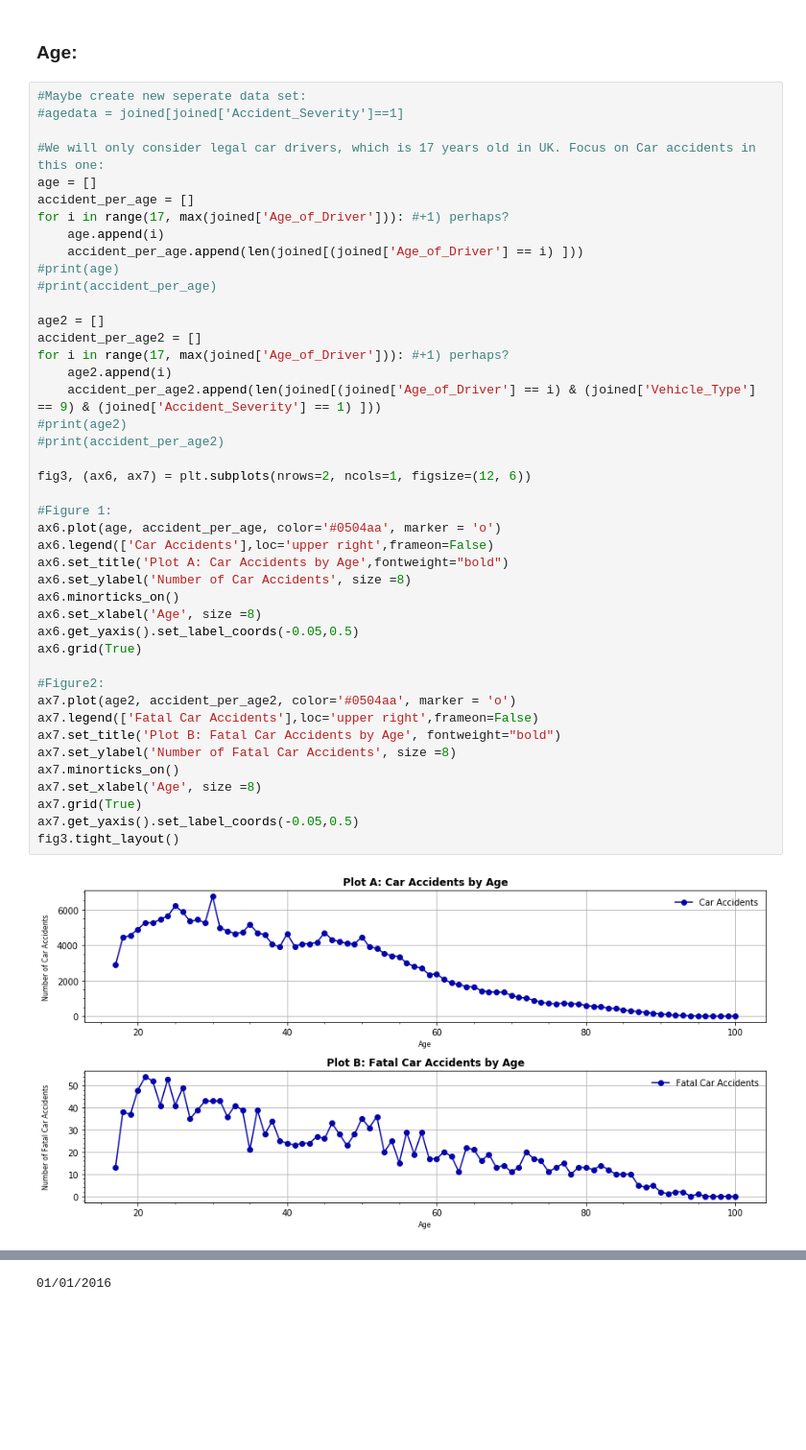
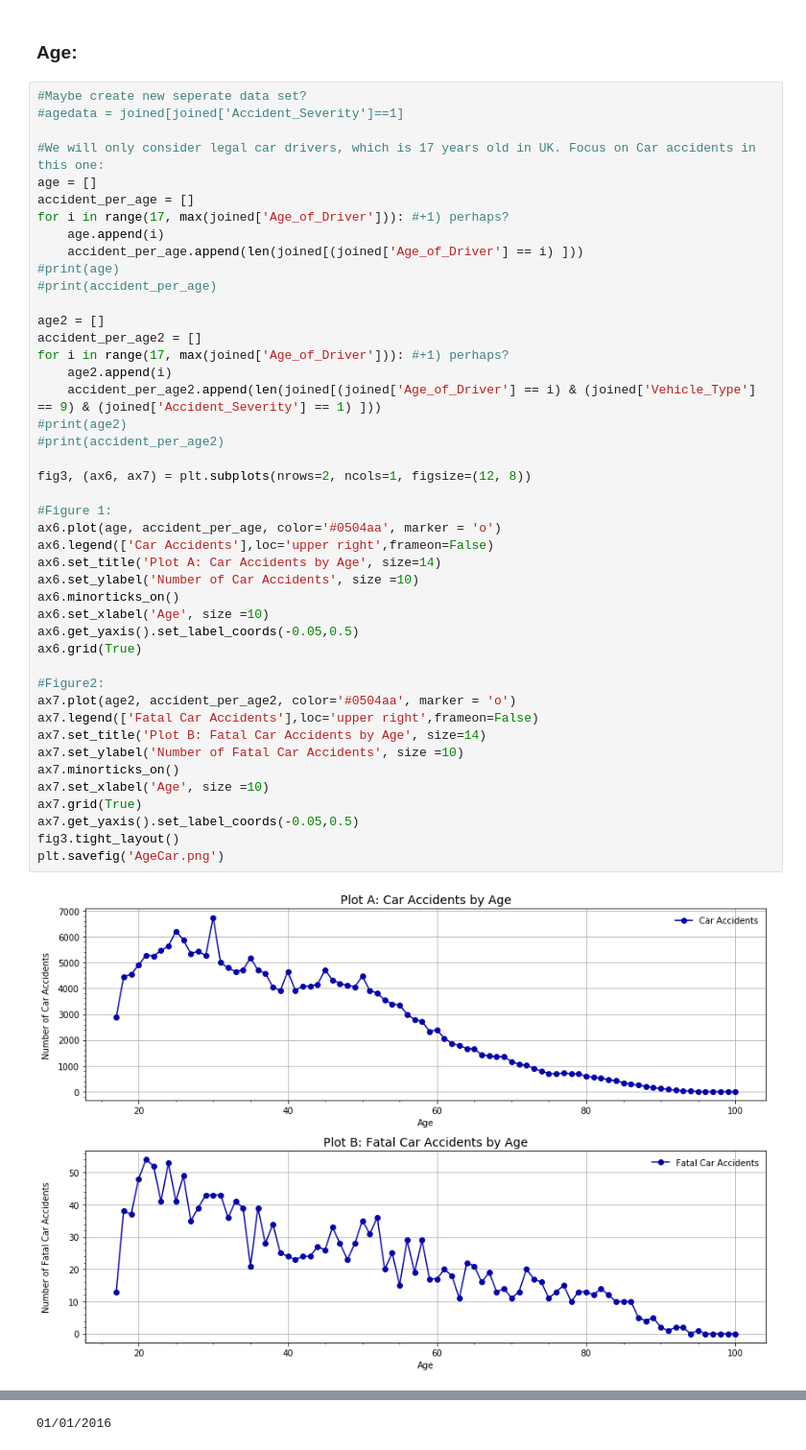
Before and after one commit to mathias2100/Group-30, a Jupyter notebook: Project - Descriptive.ipynb, the cells around one changed output, grey strips where cells are left out. Shown: that part at 96% size. Saved outputs shown, nothing was run; the diff lists cells and outputs as text; blank space fills up the shorter version.

```diff
--- a/Project - Descriptive.ipynb
+++ b/Project - Descriptive.ipynb
@@ -256,7 +260,7 @@ fig4.tight_layout()
 # %% [markdown]
 ### Age:
 # %%
-#Maybe create new seperate data set:
+#Maybe create new seperate data set?
 #agedata = joined[joined['Accident_Severity']==1]
 
 #We will only consider legal car drivers, which is 17 years old in UK. Focus on Car accidents in this one:
@@ -265,38 +269,39 @@ accident_per_age = []
 for i in range(17, max(joined['Age_of_Driver'])): #+1) perhaps?
     age.append(i)
     accident_per_age.append(len(joined[(joined['Age_of_Driver'] == i) ]))
 #print(age)
 #print(accident_per_age)
 
 age2 = []
 accident_per_age2 = []
 for i in range(17, max(joined['Age_of_Driver'])): #+1) perhaps?
     age2.append(i)
     accident_per_age2.append(len(joined[(joined['Age_of_Driver'] == i) & (joined['Vehicle_Type'] == 9) & (joined['Accident_Severity'] == 1) ]))
 #print(age2)
 #print(accident_per_age2)
 
-fig3, (ax6, ax7) = plt.subplots(nrows=2, ncols=1, figsize=(12, 6))
+fig3, (ax6, ax7) = plt.subplots(nrows=2, ncols=1, figsize=(12, 8))
 
 #Figure 1:
 ax6.plot(age, accident_per_age, color='#0504aa', marker = 'o')
 ax6.legend(['Car Accidents'],loc='upper right',frameon=False)
-ax6.set_title('Plot A: Car Accidents by Age',fontweight="bold")
-ax6.set_ylabel('Number of Car Accidents', size =8)
+ax6.set_title('Plot A: Car Accidents by Age', size=14)
+ax6.set_ylabel('Number of Car Accidents', size =10)
 ax6.minorticks_on()
-ax6.set_xlabel('Age', size =8)
+ax6.set_xlabel('Age', size =10)
 ax6.get_yaxis().set_label_coords(-0.05,0.5)
 ax6.grid(True)
 
 #Figure2:
 ax7.plot(age2, accident_per_age2, color='#0504aa', marker = 'o')
 ax7.legend(['Fatal Car Accidents'],loc='upper right',frameon=False)
-ax7.set_title('Plot B: Fatal Car Accidents by Age', fontweight="bold")
-ax7.set_ylabel('Number of Fatal Car Accidents', size =8)
+ax7.set_title('Plot B: Fatal Car Accidents by Age', size=14)
+ax7.set_ylabel('Number of Fatal Car Accidents', size =10)
 ax7.minorticks_on()
-ax7.set_xlabel('Age', size =8)
+ax7.set_xlabel('Age', size =10)
 ax7.grid(True)
 ax7.get_yaxis().set_label_coords(-0.05,0.5)
 fig3.tight_layout()
+plt.savefig('AgeCar.png')
 # %% [output]
-[figure, old version]
+[figure, new version]
```
Also changed, not shown: parts of 5 cells of this notebook, 4 other files.
